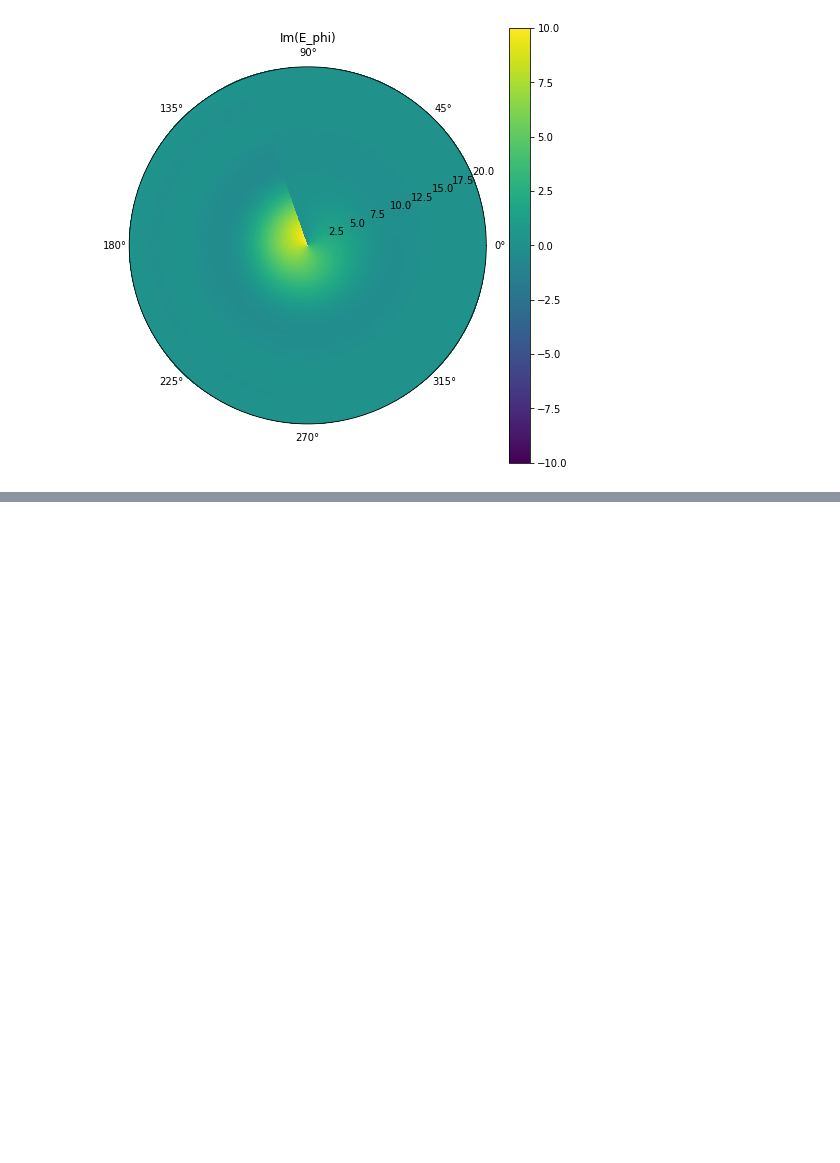
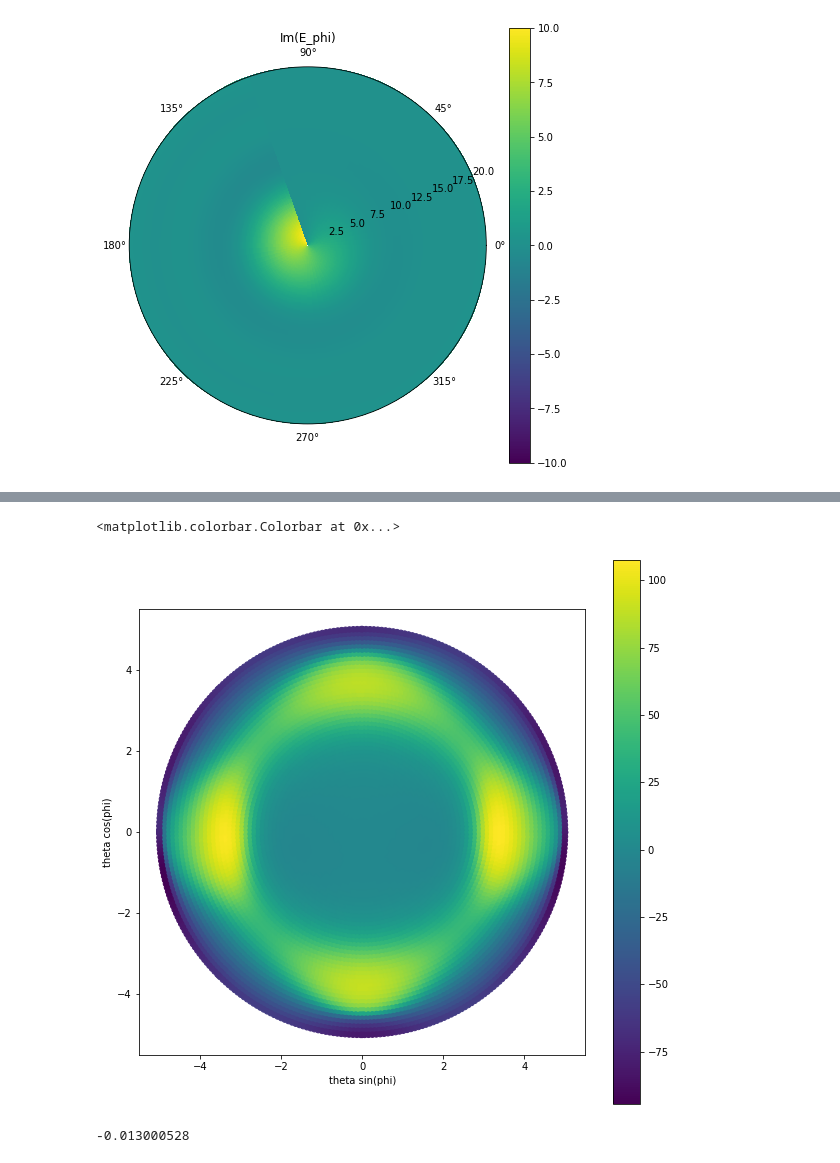
Before and after one commit to yupinghuang/sim-toolkit, a Jupyter notebook: notebooks/jonas-beam.ipynb, the cells around one changed output, grey strips where cells are left out. Saved outputs shown, nothing was run; the diff lists cells and outputs as text; code cells hidden in the pictures; blank space fills up the shorter version.

```diff
--- a/notebooks/jonas-beam.ipynb
+++ b/notebooks/jonas-beam.ipynb
@@ -179,0 +271,2 @@ fig.colorbar(p)
+# %%
+beam_2_0 = beam_2_0_data['Xamp'] * np.exp(beam_2_0_data['Xph'] * 1j * np.pi/180)
@@ -179,0 +285,16 @@ fig.colorbar(p)
+# %%
+plt.figure(figsize=(10,10))
+plt.scatter(beam_2_0_data['theta'] * np.sin(beam_2_0_data['phi'] * np.pi / 180),
+            beam_2_0_data['theta'] * np.cos(beam_2_0_data['phi'] * np.pi / 180),
+           c=np.angle(beam_2_0, deg=True), s=30)
+plt.gca().set_aspect('equal')
+plt.xlabel('theta sin(phi)')
+plt.ylabel('theta cos(phi)')
+plt.colorbar()
+# %% [output]
+<matplotlib.colorbar.Colorbar at 0x...>
+[figure, added]
+# %%
+beam_2_0.real.min()
+# %% [output]
+-0.013000528
```
Also changed, not shown: parts of 43 cells of this notebook, 10 other files.
